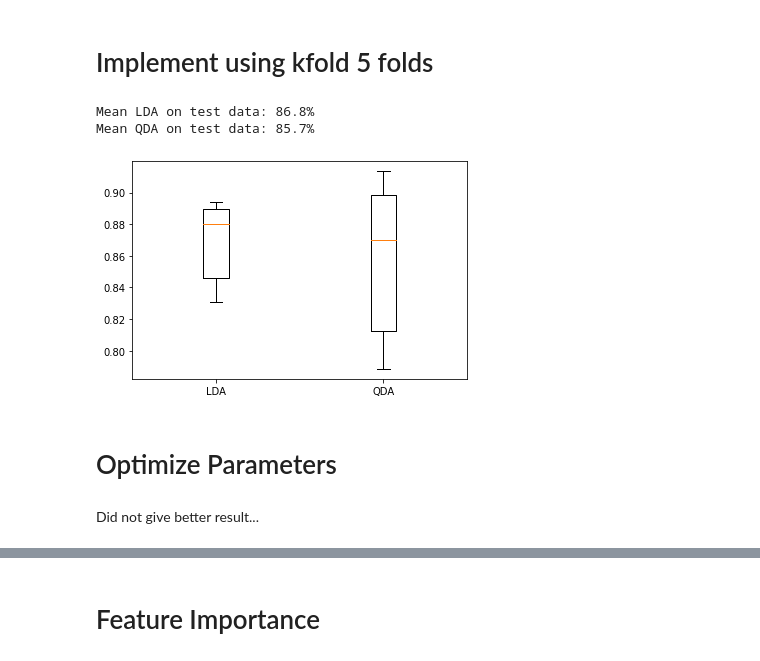
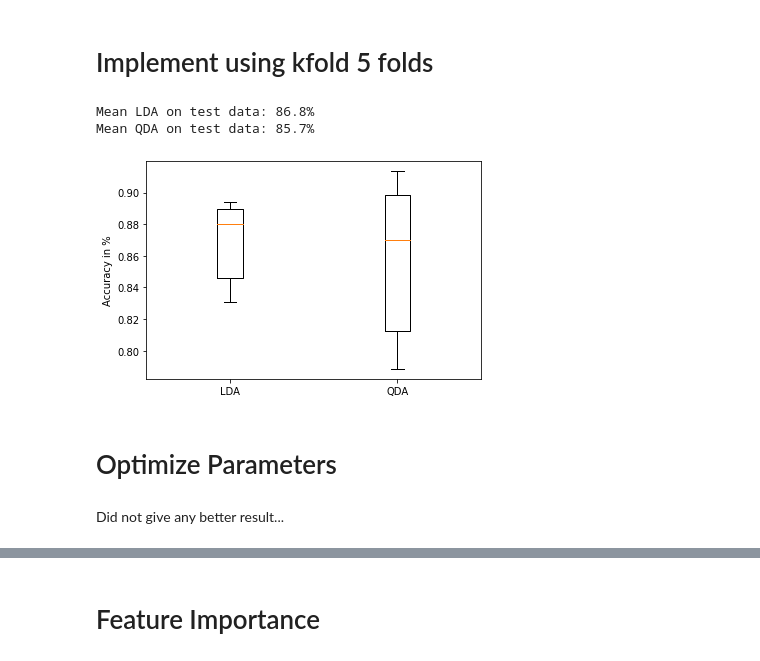
Before and after one commit to GustavFredrikson/Statistical-Machine-Learning, a Jupyter notebook: Mini_Project.ipynb, the cells around one changed output, grey strips where cells are left out. Drawn from its saved outputs; the diff is of its cells as text; code cells hidden in the pictures.

```diff
--- a/Mini_Project.ipynb
+++ b/Mini_Project.ipynb
@@ -61,29 +64,31 @@ Using QDA:
 # %%
 X = train.drop(columns=["Lead"])
 y = train["Lead"]
 
 kf = skl_ms.KFold(n_splits=5)
 
 scores = {"LDA": [], "QDA": []}
 for train_idx, test_idx in kf.split(train):
     x_train, x_val = X.iloc[train_idx,:], X.iloc[test_idx,:]
     y_train, y_val = y.iloc[train_idx], y.iloc[test_idx]
 
     scores["LDA"].append(skl_da.LinearDiscriminantAnalysis().fit(
         x_train, y_train).score(x_val, y_val))
     scores["QDA"].append(skl_da.QuadraticDiscriminantAnalysis().fit(
         x_train, y_train).score(x_val, y_val))
 
 print(f"Mean LDA on test data: {round(statistics.mean(scores['LDA'])*100, 1)}%")
 print(f"Mean QDA on test data: {round(statistics.mean(scores['QDA'])*100, 1)}%\n")
 
 plt.boxplot([scores["LDA"], scores["QDA"]])
 plt.xticks([1,2], ["LDA", "QDA"])
-plt.show()
+plt.ylabel("Accuracy in %")
+plt.savefig('Boxplot LDA QDA.svg', format='svg')
+# plt.show()
 # %% [output]
 Mean LDA on test data: 86.8%
 Mean QDA on test data: 85.7%
-[figure, old version]
+[figure, new version]
 # %% [markdown]
 # Optimize Parameters
 # %%
@@ -132,4 +138,4 @@ if run_opti is True:
     plt.xticks([1,2], ["LDA", "QDA"])
     plt.show()
 # %% [markdown]
-Did not give better result...
+Did not give any better result...
```
Also changed, not shown: parts of 7 cells of this notebook.
